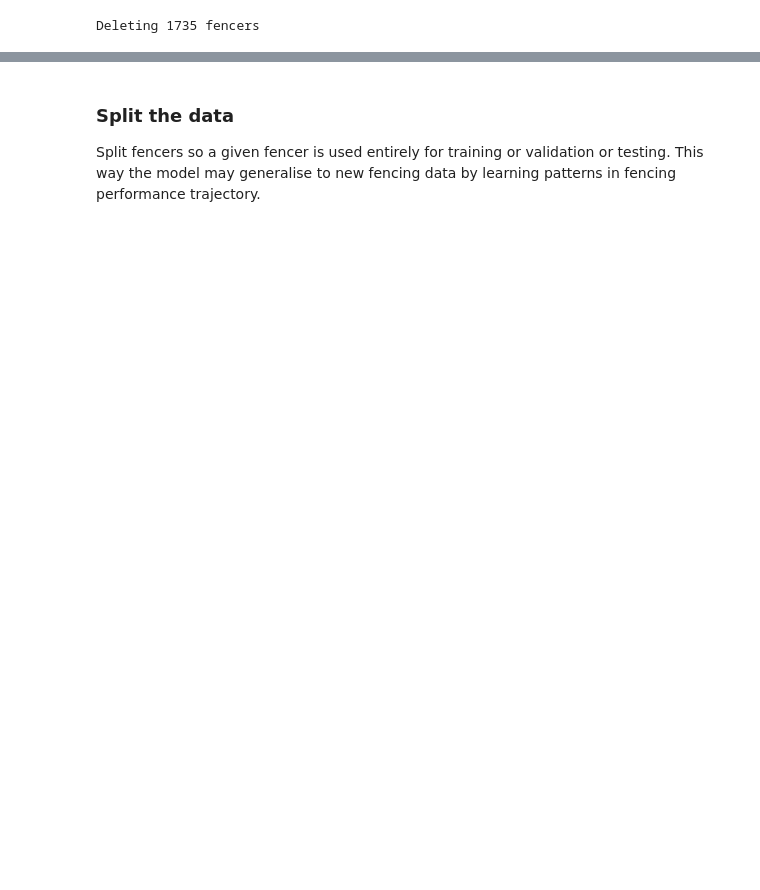
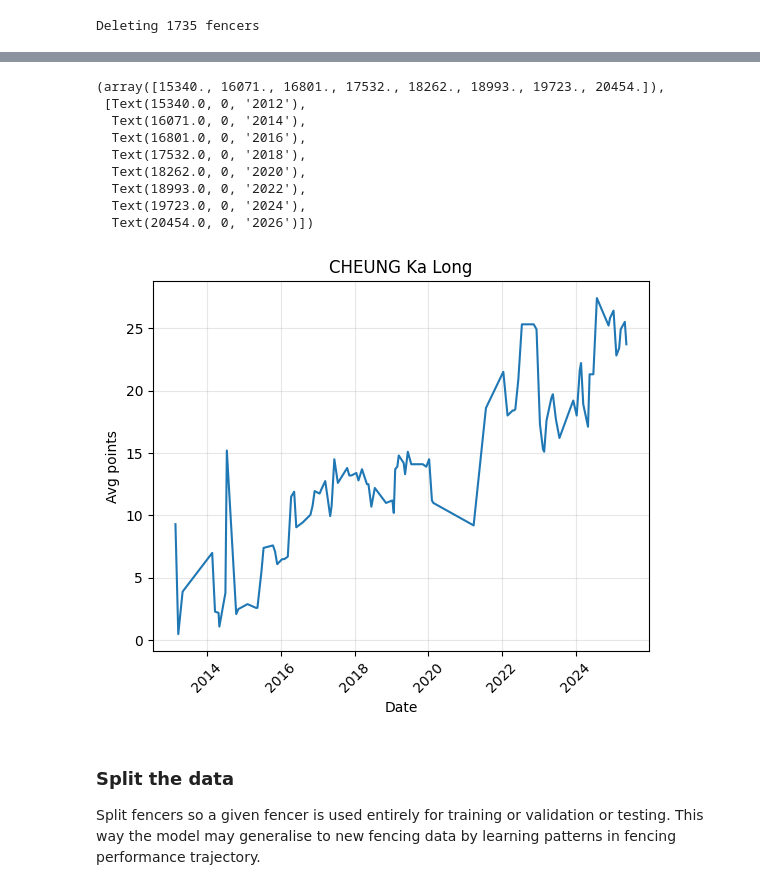
Before and after one commit to JoeL-8883/Fencing-Score-Predictor, a Jupyter notebook: predict_LSTM.ipynb, the cells around one changed output, grey strips where cells are left out. Drawn from its saved outputs; the diff is of its cells as text; code cells hidden in the pictures; blank space fills up the shorter version.

```diff
--- a/predict_LSTM.ipynb
+++ b/predict_LSTM.ipynb
@@ -54,6 +77,31 @@ df['rolling_avg_points'] = df['rolling_avg_points'].fillna(0) # Fill any remaini
 rolling_mean = df['rolling_avg_points'].mean()
 rolling_std = df['rolling_avg_points'].std()
 df['rolling_avg_normalised'] = (df['rolling_avg_points'] - rolling_mean) / rolling_std
+# %%
+'''Visualise data for a fencer'''
+fencer_name = 'CHEUNG Ka Long'
+fencer_df = df[df['fencer_name'] == fencer_name]
+
+plt.xlabel('Date')
+plt.ylabel('Avg points')
+plt.grid(True, alpha=0.3)
+
+# Plot
+fencer_points = fencer_df['rolling_avg_points']
+plt.plot(fencer_df['date'], fencer_points)
+plt.title(fencer_name)
+plt.xticks(rotation=45)
+# %% [output]
+(array([15340., 16071., 16801., 17532., 18262., 18993., 19723., 20454.]),
+ [Text(15340.0, 0, '2012'),
+  Text(16071.0, 0, '2014'),
+  Text(16801.0, 0, '2016'),
+  Text(17532.0, 0, '2018'),
+  Text(18262.0, 0, '2020'),
+  Text(18993.0, 0, '2022'),
+  Text(19723.0, 0, '2024'),
+  Text(20454.0, 0, '2026')])
+[figure, added]
 # %%
 # Normalise and rescale other quantities
 points_mean = df['points_earned'].mean()
```
Also changed, not shown: parts of 12 cells of this notebook.
